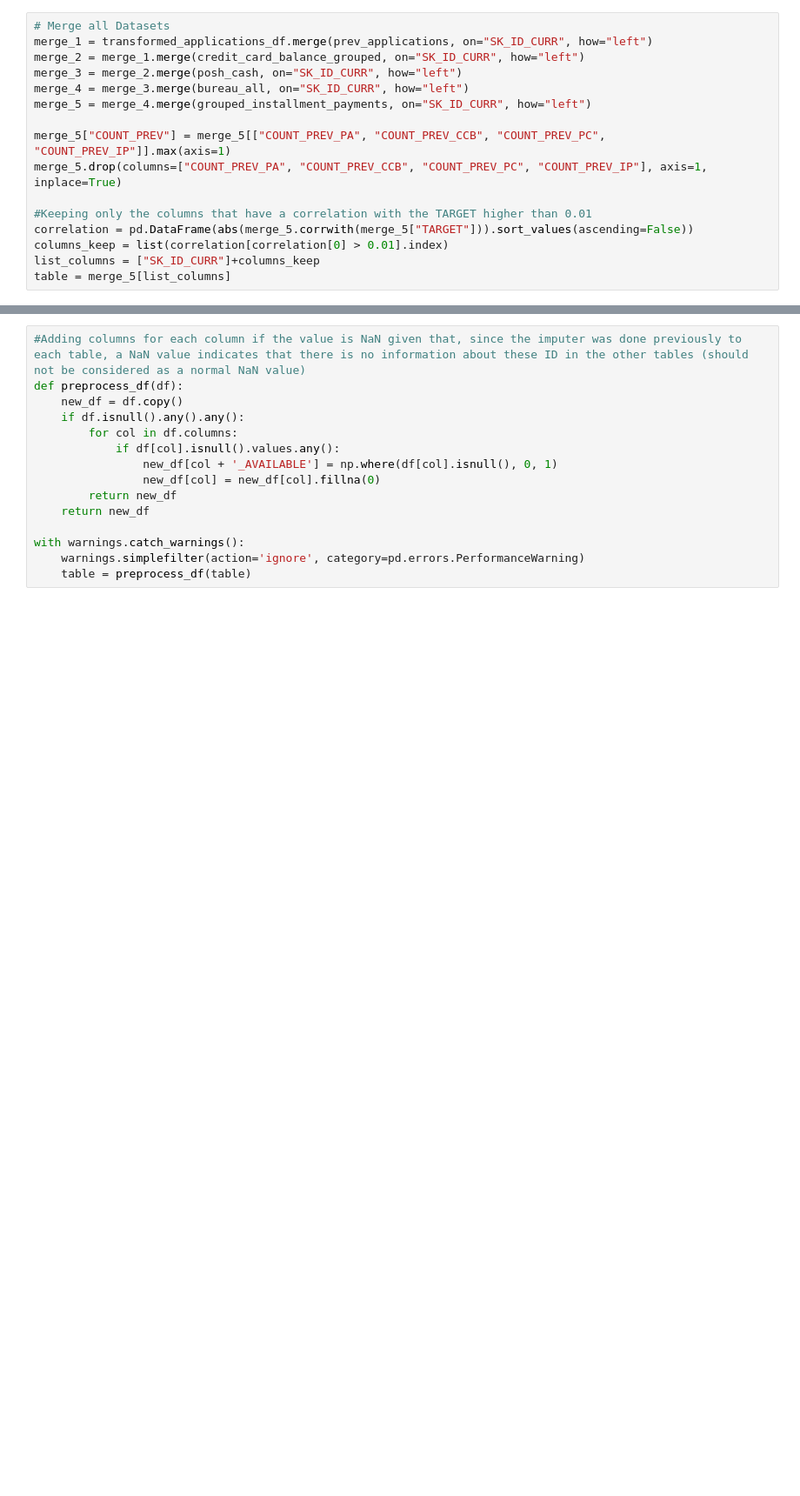
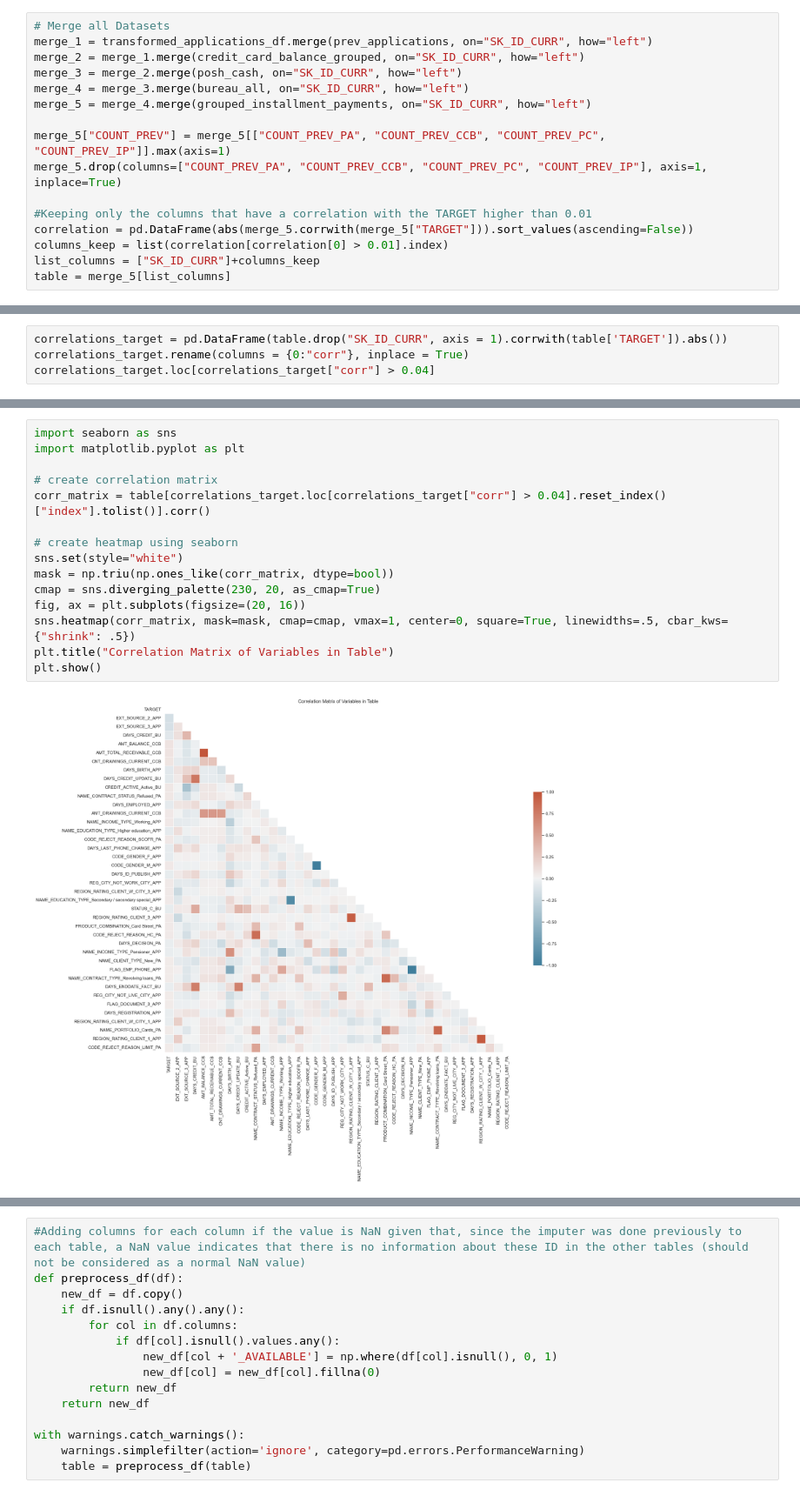
Before and after one commit to joaogoncalves99/Machine-Learning, a Jupyter notebook: model.ipynb, the cells around one changed output, grey strips where cells are left out. Shown: that part at 87% size. Saved outputs shown, nothing was run; the diff lists cells and outputs as text; blank space fills up the shorter version.

```diff
--- a/model.ipynb
+++ b/model.ipynb
@@ -1260,0 +1349,4 @@ table = merge_5[list_columns]
+# %%
+correlations_target = pd.DataFrame(table.drop("SK_ID_CURR", axis = 1).corrwith(table['TARGET']).abs())
+correlations_target.rename(columns = {0:"corr"}, inplace = True)
+correlations_target.loc[correlations_target["corr"] > 0.04]
@@ -1260,0 +1371,17 @@ table = merge_5[list_columns]
+# %%
+import seaborn as sns
+import matplotlib.pyplot as plt
+
+# create correlation matrix
+corr_matrix = table[correlations_target.loc[correlations_target["corr"] > 0.04].reset_index()["index"].tolist()].corr()
+
+# create heatmap using seaborn
+sns.set(style="white")
+mask = np.triu(np.ones_like(corr_matrix, dtype=bool))
+cmap = sns.diverging_palette(230, 20, as_cmap=True)
+fig, ax = plt.subplots(figsize=(20, 16))
+sns.heatmap(corr_matrix, mask=mask, cmap=cmap, vmax=1, center=0, square=True, linewidths=.5, cbar_kws={"shrink": .5})
+plt.title("Correlation Matrix of Variables in Table")
+plt.show()
+# %% [output]
+[figure, added]
```
Also changed, not shown: parts of 32 cells of this notebook.
